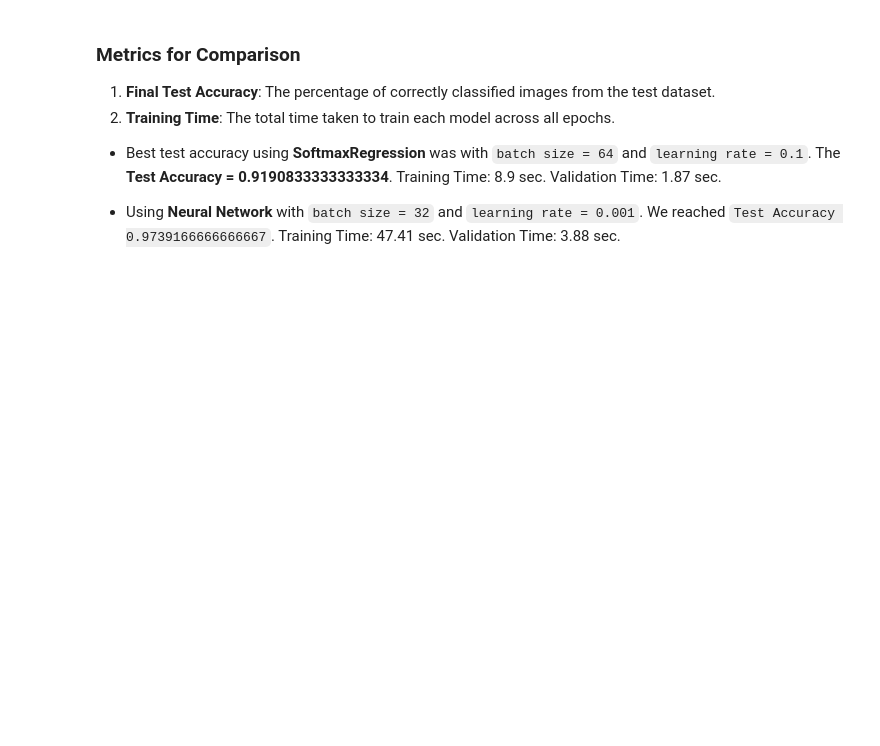
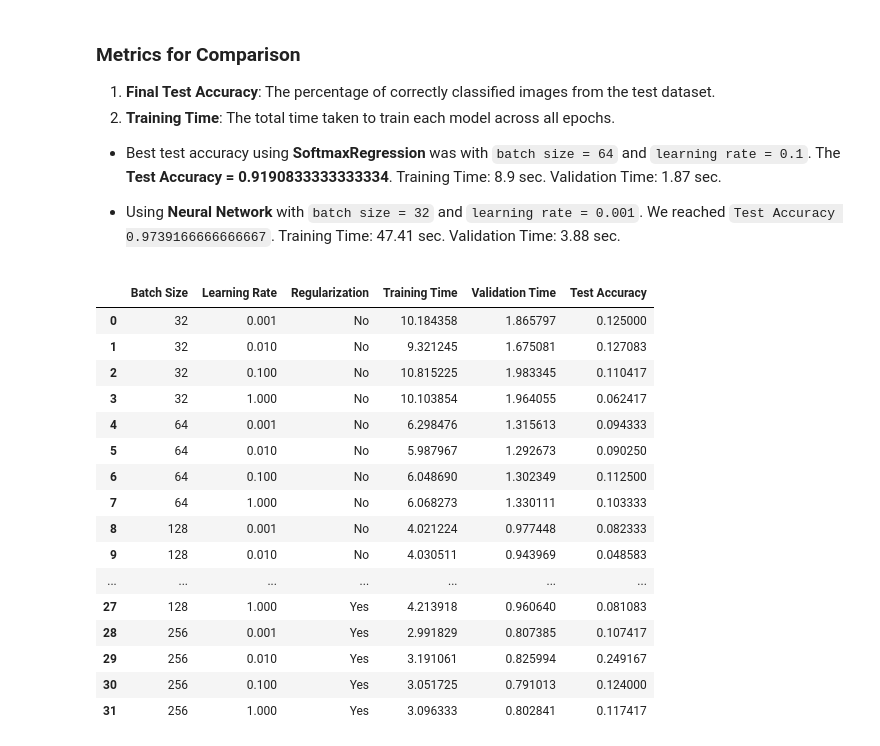
Before and after one commit to mosheriif/ai-mnist-classification, a Jupyter notebook: mnist_classification.ipynb, the cells around one changed output. Cells and saved outputs as stored; diff of their text form; code cells hidden in the pictures; blank space fills up the shorter version.

```diff
--- a/mnist_classification.ipynb
+++ b/mnist_classification.ipynb
@@ -369,0 +430,51 @@ Test Accuracy 0.97325
+# %%
+def dataframe_generator(columns, batch_sizes, learning_rates, data_no_regularisation, data_regularisation):
+    no_reg_data = [
+        [b, lr, "No", *data_no_regularisation[i]]
+        for i, (b, lr) in enumerate((b, lr) for b in batch_sizes for lr in learning_rates)
+    ]
+
+    reg_data = [
+        [b, lr, "Yes", *data_regularisation[i]]
+        for i, (b, lr) in enumerate((b, lr) for b in batch_sizes for lr in learning_rates)
+    ]
+
+    data = no_reg_data + reg_data
+    df = pd.DataFrame(data, columns=columns)
+
+    return df
+# %%
+columns = ["Batch Size", "Learning Rate", "Regularization", "Training Time", "Validation Time", "Test Accuracy"]
+
+batch_sizes = [32, 64, 128, 256]
+learning_rates = [0.001, 0.01, 0.1, 1.0]
+
+input_size = X_train.shape[1]
+hidden_size = 128
+output_size = 10
+
+softmax_data_no_regularisation, softmax_data_regularisation = softmax_data_generator(batch_sizes, learning_rates)
+softmax_df = dataframe_generator(columns, batch_sizes, learning_rates, softmax_data_no_regularisation, softmax_data_regularisation)
+
+nn_data_no_regularisation, nn_data_regularisation = nn_data_generator(input_size, hidden_size, output_size, batch_sizes, learning_rates)
+nn_df = dataframe_generator(columns, batch_sizes, learning_rates, nn_data_no_regularisation, nn_data_regularisation)
+# %%
+softmax_df
+# %% [output]
+|  | Batch Size | Learning Rate | Regularization | Training Time | Validation Time | Test Accuracy |
+| 0 | 32 | 0.001 | No | 10.184358 | 1.865797 | 0.125000 |
+| 1 | 32 | 0.010 | No | 9.321245 | 1.675081 | 0.127083 |
+| 2 | 32 | 0.100 | No | 10.815225 | 1.983345 | 0.110417 |
+| 3 | 32 | 1.000 | No | 10.103854 | 1.964055 | 0.062417 |
+| 4 | 64 | 0.001 | No | 6.298476 | 1.315613 | 0.094333 |
+| 5 | 64 | 0.010 | No | 5.987967 | 1.292673 | 0.090250 |
+| 6 | 64 | 0.100 | No | 6.048690 | 1.302349 | 0.112500 |
+| 7 | 64 | 1.000 | No | 6.068273 | 1.330111 | 0.103333 |
+| 8 | 128 | 0.001 | No | 4.021224 | 0.977448 | 0.082333 |
+| 9 | 128 | 0.010 | No | 4.030511 | 0.943969 | 0.048583 |
+| ... | ... | ... | ... | ... | ... | ... |
+| 27 | 128 | 1.000 | Yes | 4.213918 | 0.960640 | 0.081083 |
+| 28 | 256 | 0.001 | Yes | 2.991829 | 0.807385 | 0.107417 |
+| 29 | 256 | 0.010 | Yes | 3.191061 | 0.825994 | 0.249167 |
+| 30 | 256 | 0.100 | Yes | 3.051725 | 0.791013 | 0.124000 |
+| 31 | 256 | 1.000 | Yes | 3.096333 | 0.802841 | 0.117417 |
```
Also changed, not shown: parts of 11 cells of this notebook, 1 other file.
